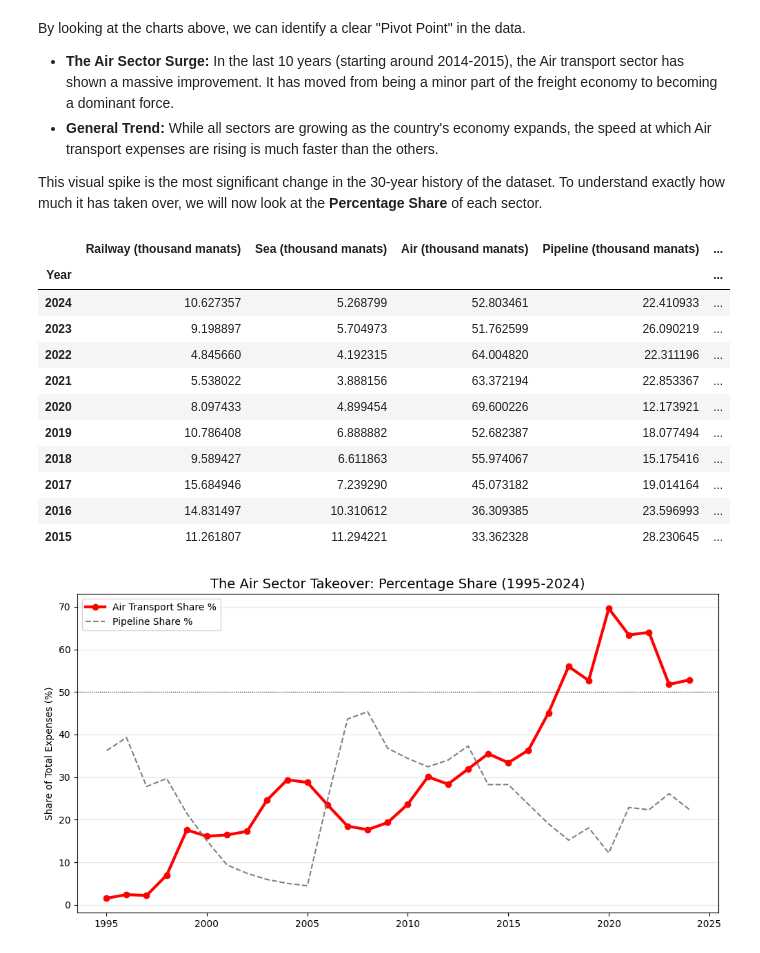
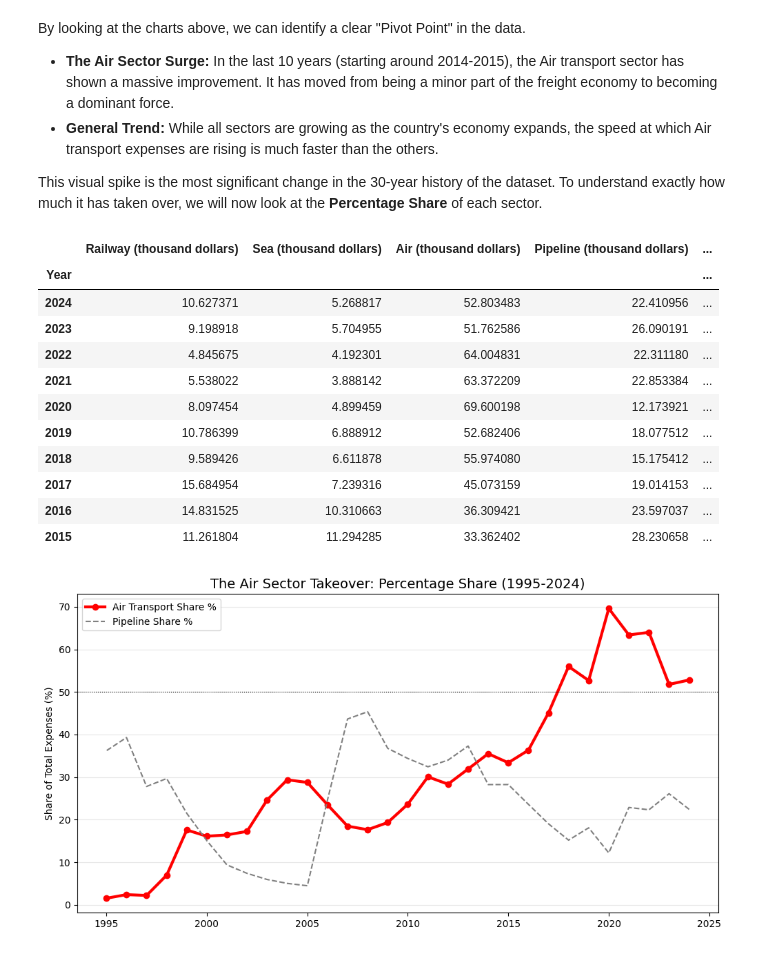
Before and after one commit to Faig-TYBV/holbertonschool-dataset_competition, a Jupyter notebook: Analysis.ipynb, the cells around one changed output. Cells and saved outputs as stored; diff of their text form; code cells hidden in the pictures.

```diff
--- a/Analysis.ipynb
+++ b/Analysis.ipynb
@@ -38,13 +38,17 @@ my_dataset.head()
 Since we have an unnecessary column, we will drop it and continue. The column names will also be translated into English.
 # %%
 my_dataset.drop(columns=["Unnamed: 1"], inplace=True)
-my_dataset.rename(columns={"Cəmi (min manat)": "Total (thousand manats)",
-                            "Dəmir yolu (mln.manat)": "Railway (thousand manats)",
-                            "Dəniz (min manat)": "Sea (thousand manats)",
-                            "Hava (min manat)": "Air (thousand manats)",
-                            "Boru kəməri (min manat)": "Pipeline (thousand manats)",
-                            "neft kəməri (min manat)": "oil pipeline (thousand manats)",
-                            "qaz kəməri (min manat)": "gas pipeline (thousand manats)",
-                            "Avtomobil (min manat)": "Automobile (thousand manats)"}, inplace=True)
+my_dataset.rename(columns={"Cəmi (min manat)": "Total (thousand dollars)",
+                            "Dəmir yolu (mln.manat)": "Railway (thousand dollars)",
+                            "Dəniz (min manat)": "Sea (thousand dollars)",
+                            "Hava (min manat)": "Air (thousand dollars)",
+                            "Boru kəməri (min manat)": "Pipeline (thousand dollars)",
+                            "neft kəməri (min manat)": "oil pipeline (thousand dollars)",
+                            "qaz kəməri (min manat)": "gas pipeline (thousand dollars)",
+                            "Avtomobil (min manat)": "Automobile (thousand dollars)"}, inplace=True)
+# from manat to thousand dollars
+conversion_rate = 1 / 1.7  # Assuming 1 dollar = 1
+for column in my_dataset.columns:
+    my_dataset[column] = my_dataset[column].apply(lambda x: round(x * conversion_rate, 0) if pd.notnull(x) else x)
 my_dataset.head(5)
 # %% [output]
@@ -113,25 +117,25 @@ This visual spike is the most significant change in the 30-year history of the d
 # %%
 # Calculating the % share to prove the Air sector improvement
 # We take each sector and divide it by the Total
-categories = ['Railway (thousand manats)', 'Sea (thousand manats)',
-              'Air (thousand manats)', 'Pipeline (thousand manats)',
-              'Automobile (thousand manats)']
-df_shares = my_dataset[categories].div(my_dataset['Total (thousand manats)'], axis=0) * 100
+categories = ['Railway (thousand dollars)', 'Sea (thousand dollars)',
+              'Air (thousand dollars)', 'Pipeline (thousand dollars)',
+              'Automobile (thousand dollars)']
+df_shares = my_dataset[categories].div(my_dataset['Total (thousand dollars)'], axis=0) * 100
 # Let's look at the last 10 years of percentages
 df_shares.head(10)
 # %% [output]
-|  | Railway (thousand manats) | Sea (thousand manats) | Air (thousand manats) | Pipeline (thousand manats) | ... |
+|  | Railway (thousand dollars) | Sea (thousand dollars) | Air (thousand dollars) | Pipeline (thousand dollars) | ... |
 | Year |  |  |  |  | ... |
-| 2024 | 10.627357 | 5.268799 | 52.803461 | 22.410933 | ... |
-| 2023 | 9.198897 | 5.704973 | 51.762599 | 26.090219 | ... |
-| 2022 | 4.845660 | 4.192315 | 64.004820 | 22.311196 | ... |
-| 2021 | 5.538022 | 3.888156 | 63.372194 | 22.853367 | ... |
-| 2020 | 8.097433 | 4.899454 | 69.600226 | 12.173921 | ... |
-| 2019 | 10.786408 | 6.888882 | 52.682387 | 18.077494 | ... |
-| 2018 | 9.589427 | 6.611863 | 55.974067 | 15.175416 | ... |
-| 2017 | 15.684946 | 7.239290 | 45.073182 | 19.014164 | ... |
-| 2016 | 14.831497 | 10.310612 | 36.309385 | 23.596993 | ... |
-| 2015 | 11.261807 | 11.294221 | 33.362328 | 28.230645 | ... |
+| 2024 | 10.627371 | 5.268817 | 52.803483 | 22.410956 | ... |
+| 2023 | 9.198918 | 5.704955 | 51.762586 | 26.090191 | ... |
+| 2022 | 4.845675 | 4.192301 | 64.004831 | 22.311180 | ... |
+| 2021 | 5.538022 | 3.888142 | 63.372209 | 22.853384 | ... |
+| 2020 | 8.097454 | 4.899459 | 69.600198 | 12.173921 | ... |
+| 2019 | 10.786399 | 6.888912 | 52.682406 | 18.077512 | ... |
+| 2018 | 9.589426 | 6.611878 | 55.974080 | 15.175412 | ... |
+| 2017 | 15.684954 | 7.239316 | 45.073159 | 19.014153 | ... |
+| 2016 | 14.831525 | 10.310663 | 36.309421 | 23.597037 | ... |
+| 2015 | 11.261804 | 11.294285 | 33.362402 | 28.230658 | ... |
 # %%
 plt.figure(figsize=(12, 6))
 
```
Also changed, not shown: parts of 4 cells of this notebook, 1 other file.
